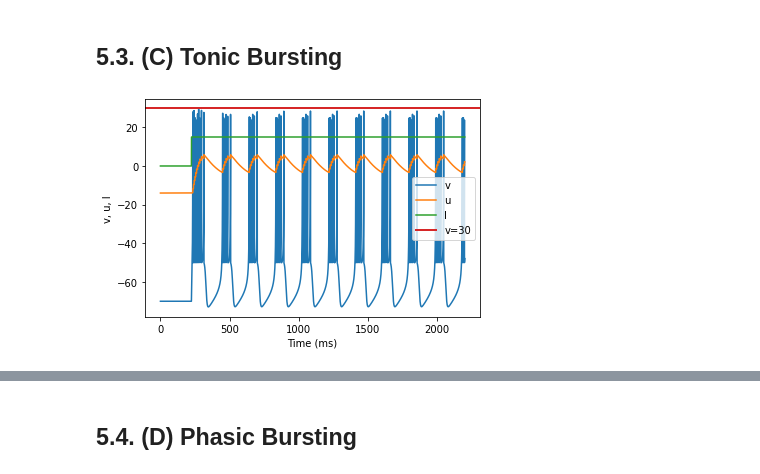
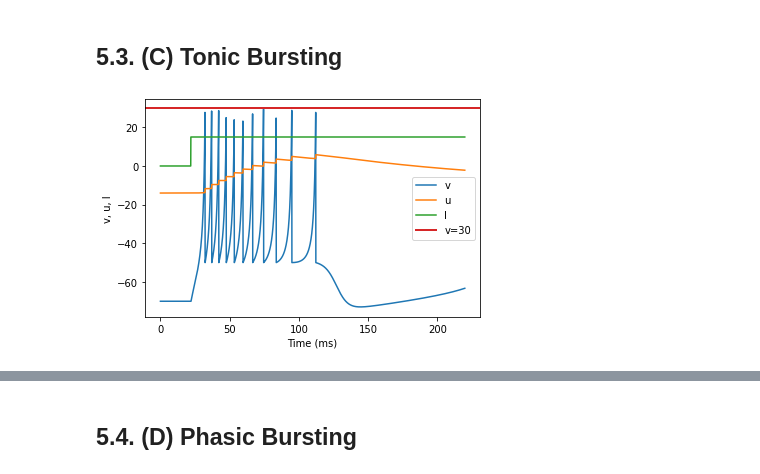
Before and after one commit to juletx/spiking-neural-network, a Jupyter notebook: notebooks/P44_Izhikevich_SNN_Model_NN_D2.ipynb, the cells around one changed output, grey strips where cells are left out. Cells and saved outputs as stored; diff of their text form; code cells hidden in the pictures.

Commit message:
Adjust parameters to improve neuron features

```diff
--- a/notebooks/P44_Izhikevich_SNN_Model_NN_D2.ipynb
+++ b/notebooks/P44_Izhikevich_SNN_Model_NN_D2.ipynb
@@ -32,28 +32,34 @@ https://www.izhikevich.org/publications/spikes.htm
   <figcaption>Figure 1. Neuron Model. Electronic version of the figure and reproduction permissions are freely available at <a href="http://www.izhikevich.com">http://www.izhikevich.com</a></figcaption>
 </figure>
 # %%
-def model(a=0.02, b=0.2, c=-65, d=2, fI='int(t>200*ms)*10', V=-65, tau=1/0.1, duration=2000):
+# Define default values for the parameters
+def model(a=0.02, b=0.2, c=-65, d=2, fI='int(t>100*ms)*10', V=-65, tau=1/0.1, duration=2000):
     # Parameters
     tau = tau*ms
     duration = duration*ms
 
     # Simulation
-    # We added int(t>duration/10) to make v and u constant at the start when I=0
+    # Add int(t>duration/10) to make v and u constant at the start when I=0
     eqs = '''
     dv/dt = int(t>duration/10)*(0.04*v**2+5*v+140-u+I)/tau : 1
     du/dt = int(t>duration/10)*(a*(b*v-u))/tau : 1
     I : 1
     '''
+    # Create a NeuronGroup with one neuron using previous equations
     G = NeuronGroup(1, eqs, threshold='v>=30', reset='v=c; u+=d', method='euler')
+    # Set initial values of v and u
     G.v = V
     G.u = b*V
 
+    # Create a monitor to record v, u and I values
     M = StateMonitor(G, ('v', 'u', 'I'), record=0)
 
+    # Set I value every 1*ms with the parameter function fI
     @network_operation(dt=1*ms)
     def change_I():
         G.I = fI
 
+    # Run the simulation for duration time
     run(duration)
 
     # Plotting
@@ -178,7 +195,7 @@ model(b=0.25, d=6, fI='int(t>200*ms)*0.5', V=-64, tau=1/0.25, duration=2000)
 # %% [markdown]
 ## 5.3. (C) Tonic Bursting
 # %%
-# Original duration 220
-model(c=-50, fI='int(t>220*ms)*15', V=-70, tau=1/0.25, duration=2200)
+# Original parameters
+model(c=-50, fI='int(t>22*ms)*15', V=-70, tau=1/0.25, duration=220)
 # %% [output]
-[figure, old version]
+[figure, new version]
```
Also changed, not shown: parts of 53 cells of this notebook.
